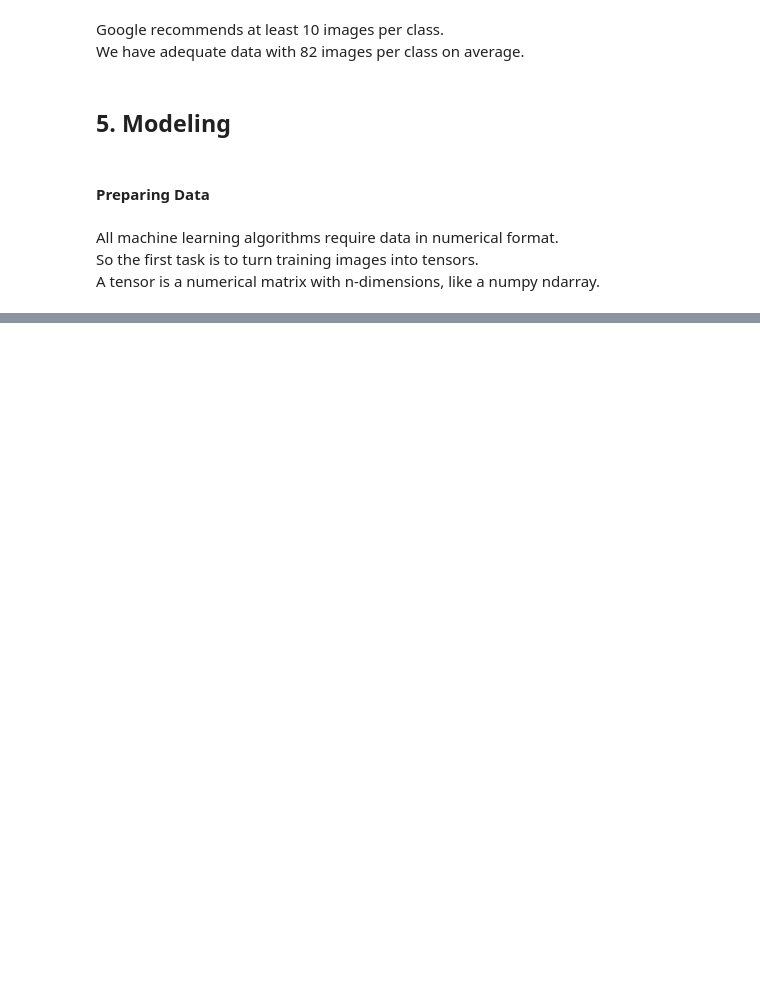
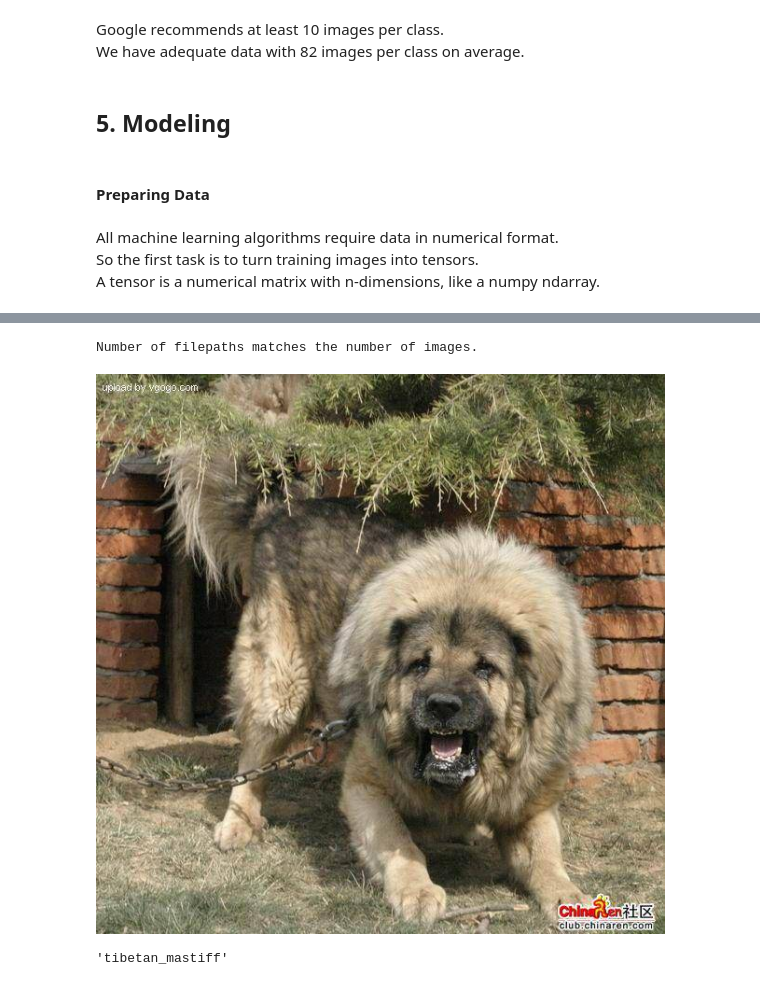
Before and after one commit to tiborhajszan/Ztm_DataScienceCourse, a Jupyter notebook: Project-DogRecognition/dog_breed_classification.ipynb, the cells around one changed output, grey strips where cells are left out. Saved outputs shown, nothing was run; the diff lists cells and outputs as text; code cells hidden in the pictures; blank space fills up the shorter version.

```diff
--- a/Project-DogRecognition/dog_breed_classification.ipynb
+++ b/Project-DogRecognition/dog_breed_classification.ipynb
@@ -75,3 +108,7 @@ We have adequate data with 82 images per class on average.
 All machine learning algorithms require data in numerical format.
 So the first task is to turn training images into tensors.
 A tensor is a numerical matrix with n-dimensions, like a numpy ndarray.
+# %%
+### creating filepaths of images from image ids
+target_df["filepath"] = "drive/MyDrive/Colab Data/train/" + target_df["id"] + ".jpg"
+target_df.head()
@@ -77,0 +122,19 @@ A tensor is a numerical matrix with n-dimensions, like a numpy ndarray.
+# %%
+### matching number of filapaths to number of images
+image_list = [image for image in Path("drive/MyDrive/Colab Data/train").iterdir()]
+if target_df.index.size == len(image_list):
+  print("Number of filepaths matches the number of images.")
+else:
+  print("Error: Number of filepaths does not match the number of images.")
+# %% [output]
+Number of filepaths matches the number of images.
+# %%
+### checking validity of filepaths
+Image(filename=target_df['filepath'][9000])
+# %% [output]
+[figure, added]
+# %%
+### checking the breed of the above beast
+target_df["breed"][9000]
+# %% [output]
+'tibetan_mastiff'
```
Also changed, not shown: parts of 5 cells of this notebook, 1 other file.
